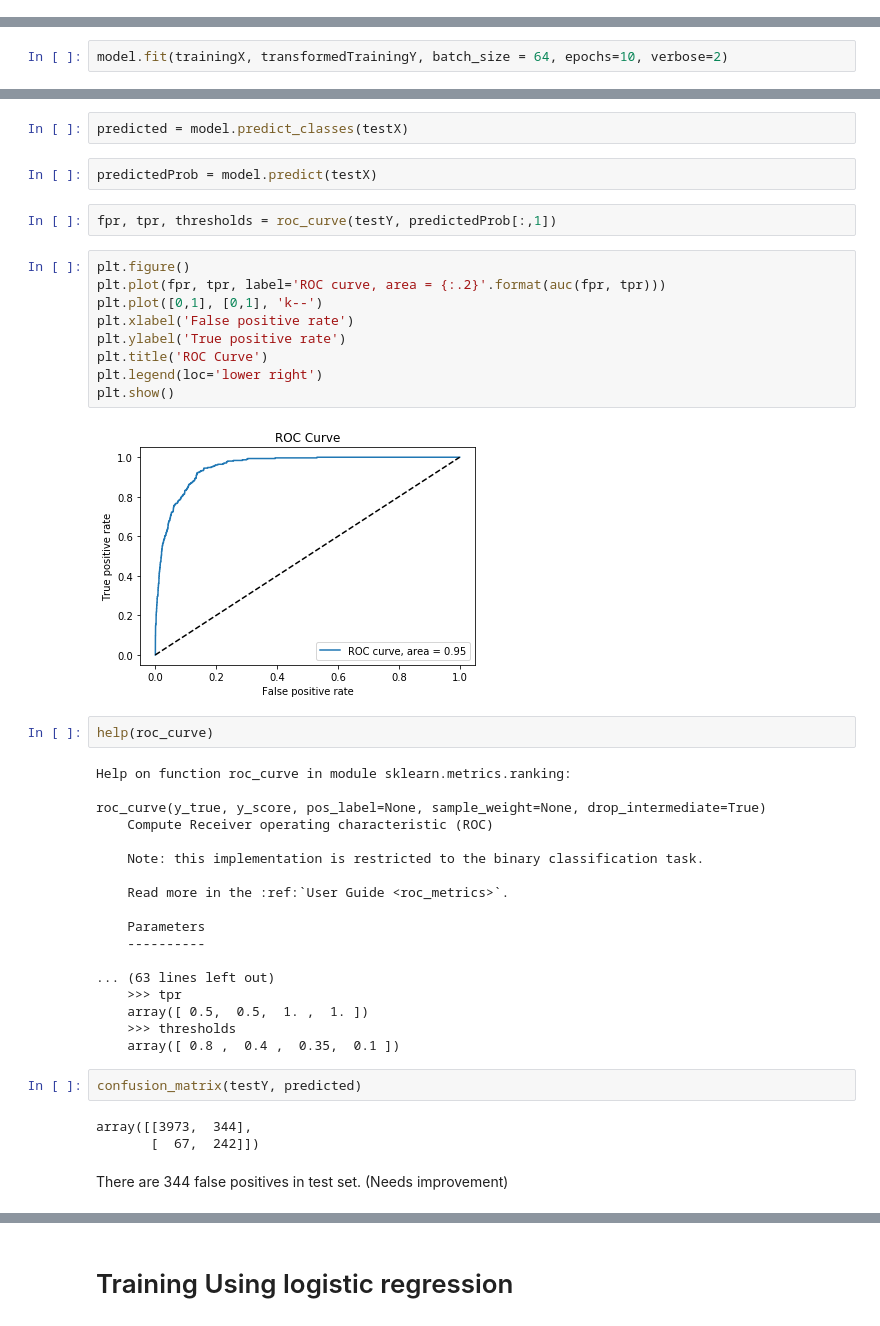
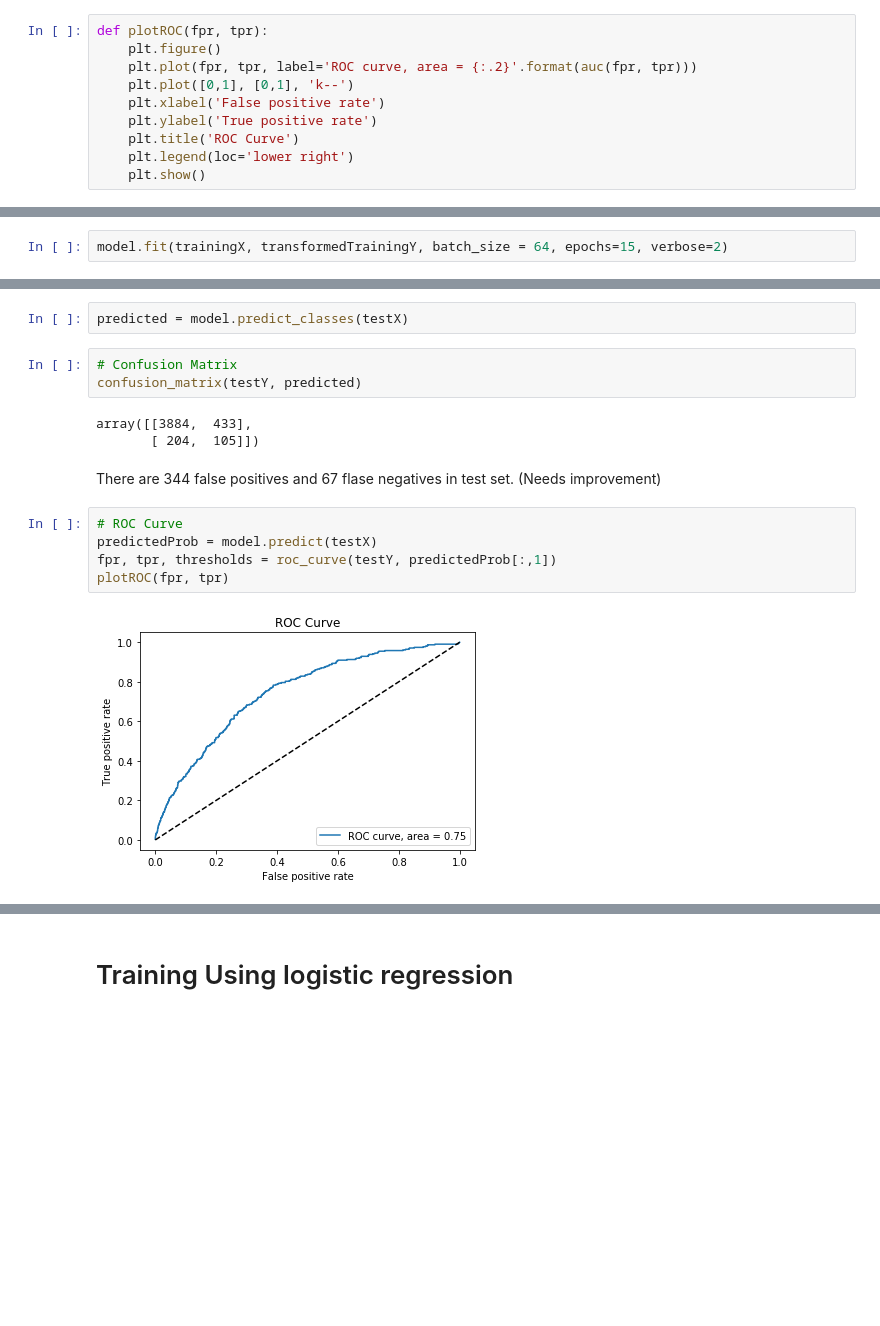
Before and after one commit to Manikaran1996/AutomobileFraudDetection, a Jupyter notebook: NN.ipynb, the cells around one changed output, grey strips where cells are left out. Saved outputs shown, nothing was run; the diff lists cells and outputs as text; blank space fills up the shorter version.

Commit message:
FraudDetectionNoteBooks

```diff
--- a/NN.ipynb
+++ b/NN.ipynb
@@ -11,6 +11,16 @@ from sklearn.preprocessing import OneHotEncoder
 from sklearn.preprocessing import LabelEncoder
 # %%
 from imblearn.over_sampling import SMOTE
+# %%
+def plotROC(fpr, tpr):
+    plt.figure()
+    plt.plot(fpr, tpr, label='ROC curve, area = {:.2}'.format(auc(fpr, tpr)))
+    plt.plot([0,1], [0,1], 'k--')
+    plt.xlabel('False positive rate')
+    plt.ylabel('True positive rate')
+    plt.title('ROC Curve')
+    plt.legend(loc='lower right')
+    plt.show()
 # %%
 #reading the data file
 datasetFileName = '../Downloads/claims.csv'
@@ -166,5 +176,5 @@ model.add(Dense(2, activation='softmax'))
 # %%
 model.compile(loss='binary_crossentropy', metrics=['accuracy'], optimizer='adam')
 # %%
-model.fit(trainingX, transformedTrainingY, batch_size = 64, epochs=10, verbose=2)
+model.fit(trainingX, transformedTrainingY, batch_size = 64, epochs=15, verbose=2)
 # %% [output]
@@ -205,44 +212,17 @@ Test Loss = 0.2440140203295386 , Test Accuracy = 0.9111543449034074
 # %%
 predicted = model.predict_classes(testX)
-# %%
-predictedProb = model.predict(testX)
+# %%
+# Confusion Matrix
+confusion_matrix(testY, predicted)
+# %% [output]
+array([[3884,  433],
+       [ 204,  105]])
+# %% [markdown]
+There are 344 false positives and 67 flase negatives in test set. (Needs improvement)
 # %%
+# ROC Curve
+predictedProb = model.predict(testX)
 fpr, tpr, thresholds = roc_curve(testY, predictedProb[:,1])
+plotROC(fpr, tpr)
+# %% [output]
+[figure, added]
-# %%
-plt.figure()
-plt.plot(fpr, tpr, label='ROC curve, area = {:.2}'.format(auc(fpr, tpr)))
-plt.plot([0,1], [0,1], 'k--')
-plt.xlabel('False positive rate')
-plt.ylabel('True positive rate')
-plt.title('ROC Curve')
-plt.legend(loc='lower right')
-plt.show()
-# %% [output]
-[figure, removed]
-# %%
-help(roc_curve)
-# %% [output]
-Help on function roc_curve in module sklearn.metrics.ranking:
-
-roc_curve(y_true, y_score, pos_label=None, sample_weight=None, drop_intermediate=True)
-    Compute Receiver operating characteristic (ROC)
-
-    Note: this implementation is restricted to the binary classification task.
-
-    Read more in the :ref:`User Guide <roc_metrics>`.
-
-    Parameters
-    ----------
-
-... (63 lines left out)
-    >>> tpr
-    array([ 0.5,  0.5,  1. ,  1. ])
-    >>> thresholds
-    array([ 0.8 ,  0.4 ,  0.35,  0.1 ])
-# %%
-confusion_matrix(testY, predicted)
-# %% [output]
-array([[3973,  344],
-       [  67,  242]])
-# %% [markdown]
-There are 344 false positives in test set. (Needs improvement)
```
Also changed, not shown: parts of 6 cells of this notebook, 11 other files.
